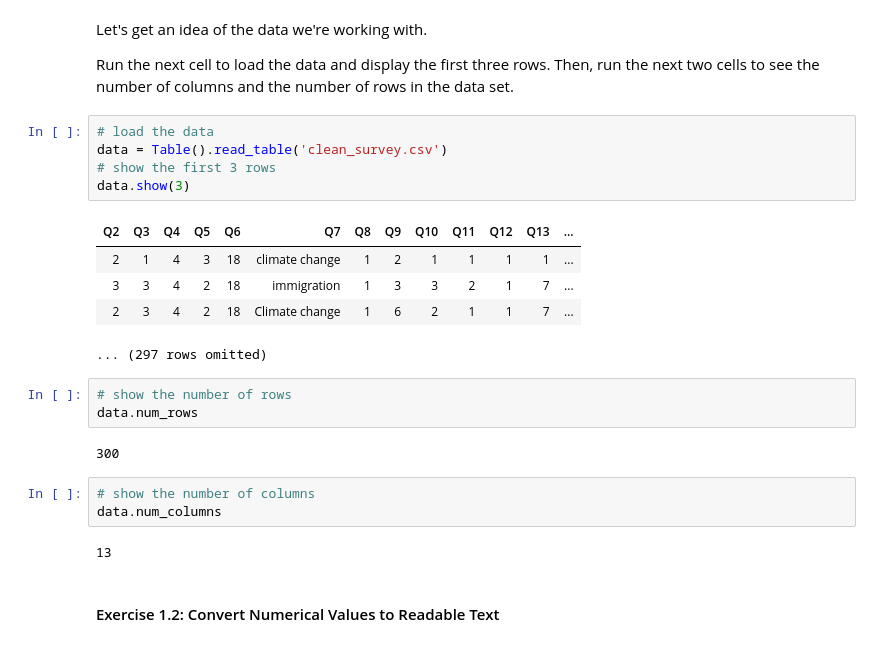
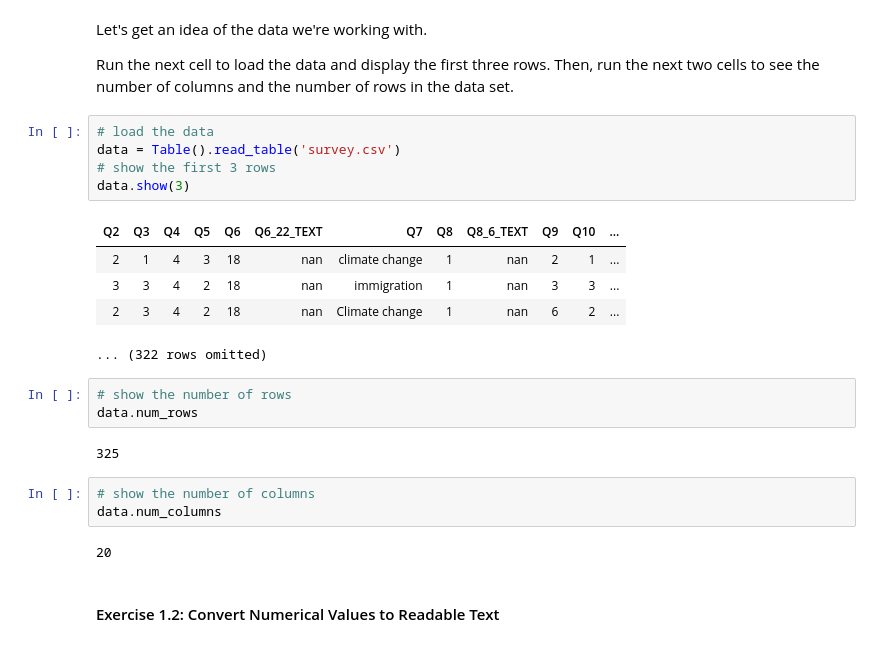
Before and after one commit to ds-modules/surveydata, a Jupyter notebook: gs102_fa19/lab02-gs102.ipynb, the cells around one changed output. Cells and saved outputs as stored; diff of their text form.

```diff
--- a/gs102_fa19/lab02-gs102.ipynb
+++ b/gs102_fa19/lab02-gs102.ipynb
@@ -62,25 +63,25 @@ Let's get an idea of the data we're working with.
 Run the next cell to load the data and display the first three rows. Then, run the next two cells to see the number of columns and the number of rows in the data set.
 # %%
 # load the data
-data = Table().read_table('clean_survey.csv')
+data = Table().read_table('survey.csv')
 # show the first 3 rows
 data.show(3)
 # %% [output]
-| Q2 | Q3 | Q4 | Q5 | Q6 | Q7 | Q8 | Q9 | Q10 | Q11 | Q12 | Q13 | ... |
-| 2 | 1 | 4 | 3 | 18 | climate change | 1 | 2 | 1 | 1 | 1 | 1 | ... |
-| 3 | 3 | 4 | 2 | 18 | immigration | 1 | 3 | 3 | 2 | 1 | 7 | ... |
-| 2 | 3 | 4 | 2 | 18 | Climate change | 1 | 6 | 2 | 1 | 1 | 7 | ... |
+| Q2 | Q3 | Q4 | Q5 | Q6 | Q6_22_TEXT | Q7 | Q8 | Q8_6_TEXT | Q9 | Q10 | ... |
+| 2 | 1 | 4 | 3 | 18 | nan | climate change | 1 | nan | 2 | 1 | ... |
+| 3 | 3 | 4 | 2 | 18 | nan | immigration | 1 | nan | 3 | 3 | ... |
+| 2 | 3 | 4 | 2 | 18 | nan | Climate change | 1 | nan | 6 | 2 | ... |
-... (297 rows omitted)
+... (322 rows omitted)
 # %%
 # show the number of rows
 data.num_rows
 # %% [output]
-300
+325
 # %%
 # show the number of columns
 data.num_columns
 # %% [output]
-13
+20
 # %% [markdown]
 #### Exercise 1.2: Convert Numerical Values to Readable Text
 # %%
```
Also changed, not shown: parts of 23 cells of this notebook, 1 other file.
